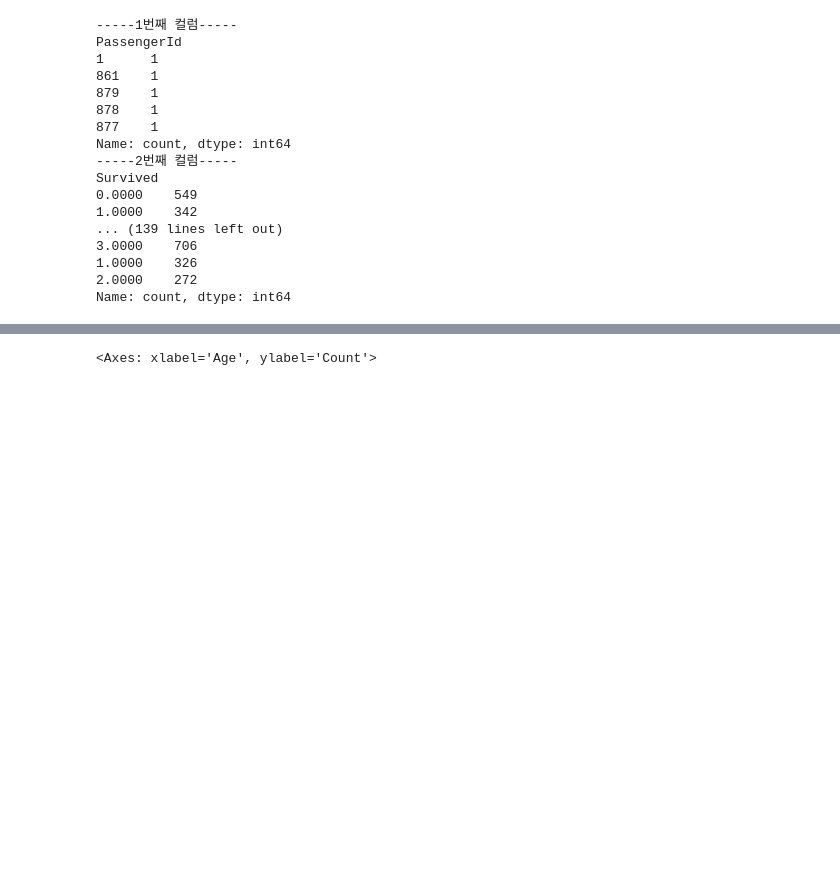
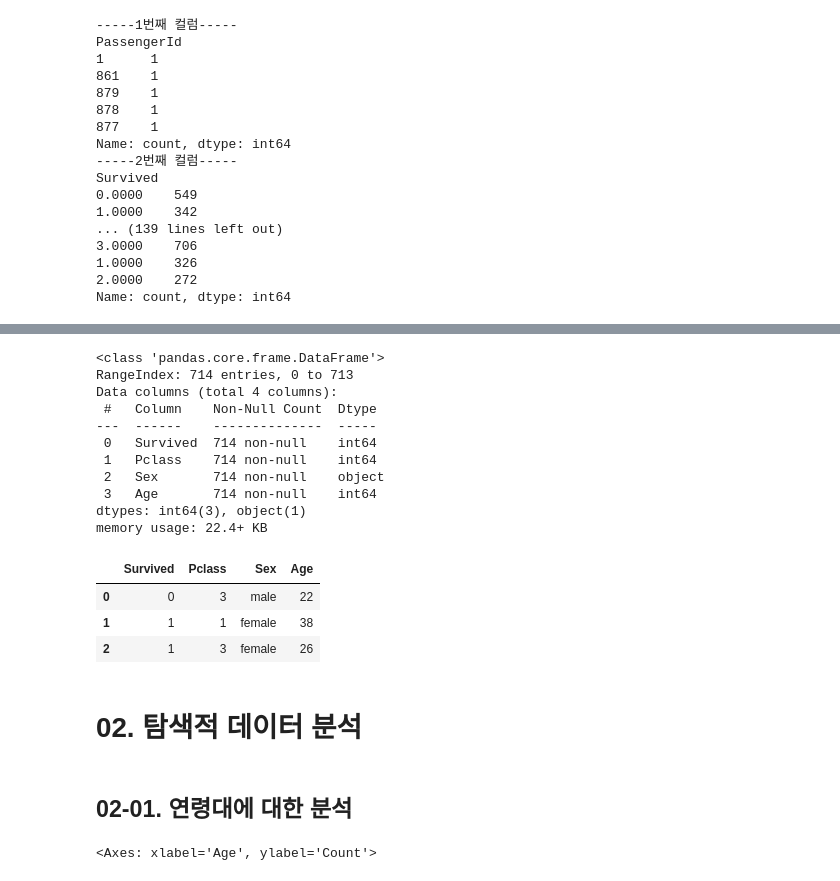
Before and after one commit to seonjaechoi0307/Project_Based_Learning, a Jupyter notebook: Titanic/Code/Project_Titanic.ipynb, the cells around one changed output, grey strips where cells are left out. Drawn from its saved outputs; the diff is of its cells as text; code cells hidden in the pictures; blank space fills up the shorter version.

```diff
--- a/Titanic/Code/Project_Titanic.ipynb
+++ b/Titanic/Code/Project_Titanic.ipynb
@@ -130,0 +239,22 @@ Name: count, dtype: int64
+# %%
+# 생존여부 및 나이가 float 형태로 되어있으므로 데이터 타입을 변형해주자.
+A03 = A02.copy()
+A03 = A03.astype({'Survived': 'int64', 'Age': 'int64'})
+A03.info()
+A03.head(3)
+# %% [output]
+<class 'pandas.core.frame.DataFrame'>
+RangeIndex: 714 entries, 0 to 713
+Data columns (total 4 columns):
+ #   Column    Non-Null Count  Dtype
+---  ------    --------------  -----
+ 0   Survived  714 non-null    int64
+ 1   Pclass    714 non-null    int64
+ 2   Sex       714 non-null    object
+ 3   Age       714 non-null    int64
+dtypes: int64(3), object(1)
+memory usage: 22.4+ KB
+|  | Survived | Pclass | Sex | Age |
+| 0 | 0 | 3 | male | 22 |
+| 1 | 1 | 1 | female | 38 |
+| 2 | 1 | 3 | female | 26 |
@@ -131,3 +266,7 @@ Name: count, dtype: int64
+# %% [markdown]
+# 02. 탐색적 데이터 분석
+# %% [markdown]
+## 02-01. 연령대에 대한 분석
 # %%
 sns.histplot(x = df['Age'], data=df, bins=10)
 # %% [output]
```
Also changed, not shown: parts of 10 cells of this notebook.
